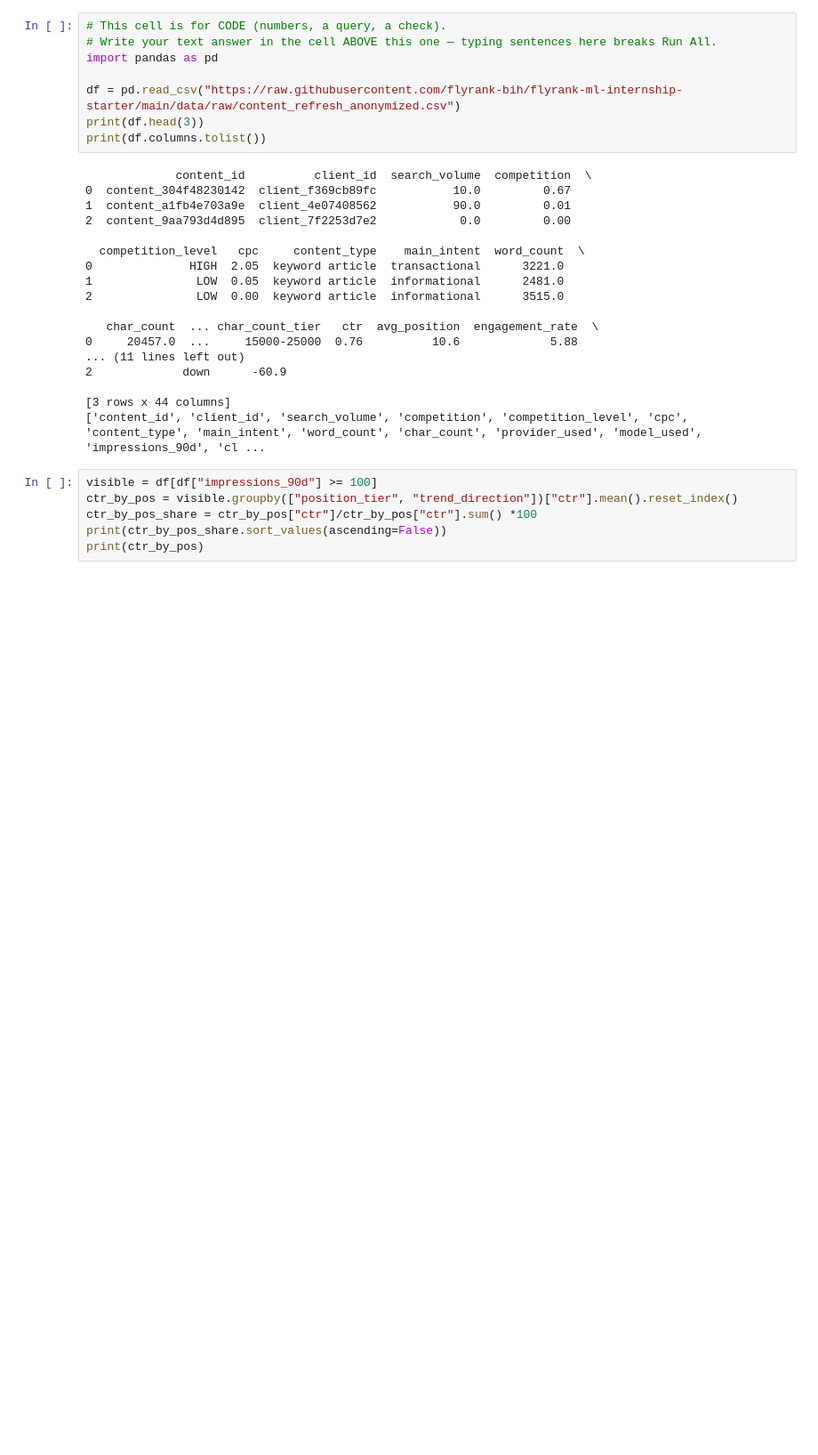
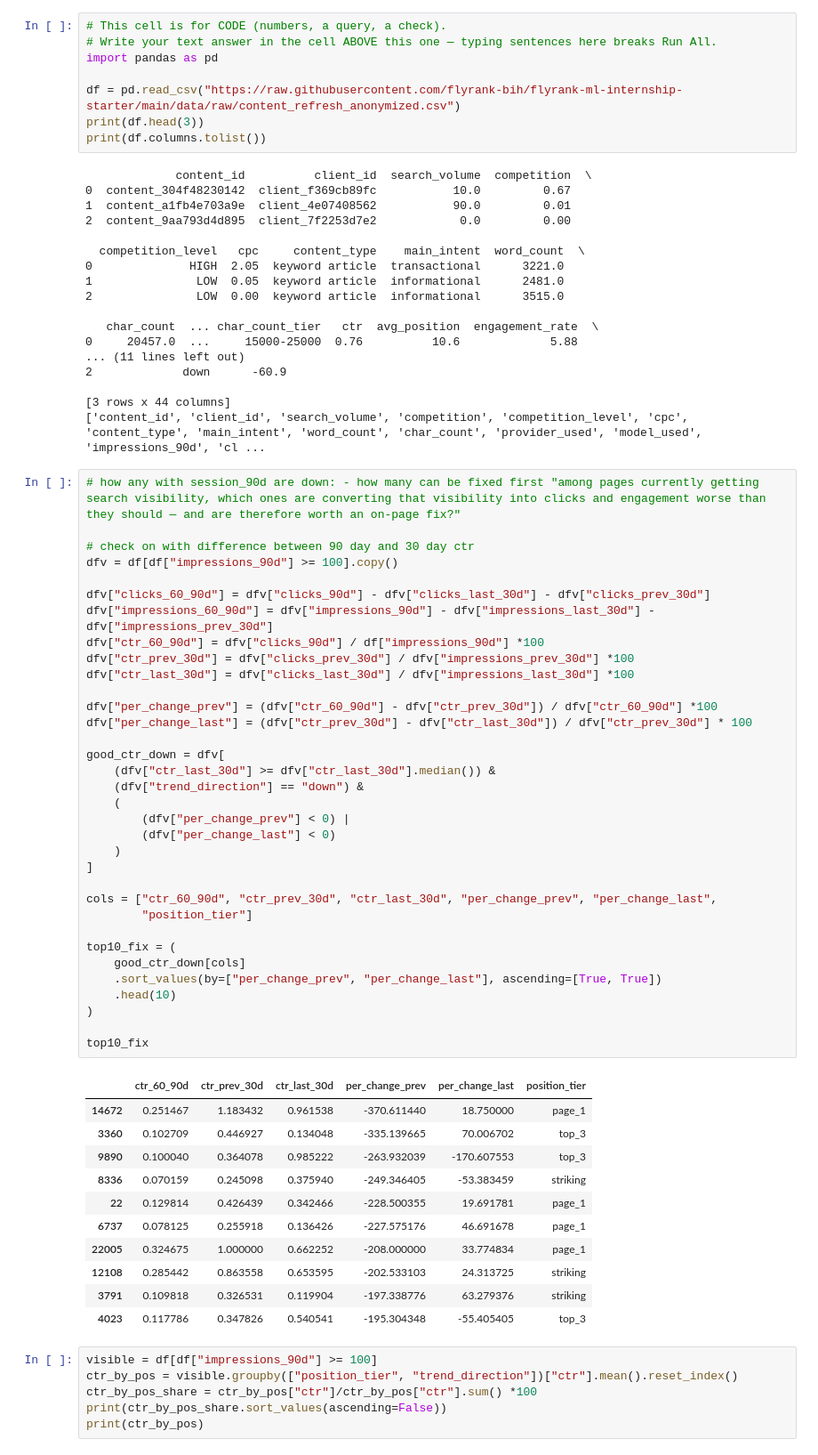
Before and after one commit to sujithauday/flyrank-ml-internship, a Jupyter notebook: work/notebooks/w01_research_question.ipynb, the cells around one changed output. Shown at 89% size. Drawn from its saved outputs; the diff is of its cells as text; blank space fills up the shorter version.

```diff
--- a/work/notebooks/w01_research_question.ipynb
+++ b/work/notebooks/w01_research_question.ipynb
@@ -63,6 +63,52 @@ print(df.columns.tolist())
 
 [3 rows x 44 columns]
 ['content_id', 'client_id', 'search_volume', 'competition', 'competition_level', 'cpc', 'content_type', 'main_intent', 'word_count', 'char_count', 'provider_used', 'model_used', 'impressions_90d', 'cl ...
+# %%
+# how any with session_90d are down: - how many can be fixed first "among pages currently getting search visibility, which ones are converting that visibility into clicks and engagement worse than they should — and are therefore worth an on-page fix?"
+
+# check on with difference between 90 day and 30 day ctr
+dfv = df[df["impressions_90d"] >= 100].copy()
+
+dfv["clicks_60_90d"] = dfv["clicks_90d"] - dfv["clicks_last_30d"] - dfv["clicks_prev_30d"]
+dfv["impressions_60_90d"] = dfv["impressions_90d"] - dfv["impressions_last_30d"] - dfv["impressions_prev_30d"]
+dfv["ctr_60_90d"] = dfv["clicks_90d"] / df["impressions_90d"] *100
+dfv["ctr_prev_30d"] = dfv["clicks_prev_30d"] / dfv["impressions_prev_30d"] *100
+dfv["ctr_last_30d"] = dfv["clicks_last_30d"] / dfv["impressions_last_30d"] *100
+
+dfv["per_change_prev"] = (dfv["ctr_60_90d"] - dfv["ctr_prev_30d"]) / dfv["ctr_60_90d"] *100
+dfv["per_change_last"] = (dfv["ctr_prev_30d"] - dfv["ctr_last_30d"]) / dfv["ctr_prev_30d"] * 100
+
+good_ctr_down = dfv[
+    (dfv["ctr_last_30d"] >= dfv["ctr_last_30d"].median()) &
+    (dfv["trend_direction"] == "down") &
+    (
+        (dfv["per_change_prev"] < 0) |
+        (dfv["per_change_last"] < 0)
+    )
+]
+
+cols = ["ctr_60_90d", "ctr_prev_30d", "ctr_last_30d", "per_change_prev", "per_change_last",
+        "position_tier"]
+
+top10_fix = (
+    good_ctr_down[cols]
+    .sort_values(by=["per_change_prev", "per_change_last"], ascending=[True, True])
+    .head(10)
+)
+
+top10_fix
+# %% [output]
+|  | ctr_60_90d | ctr_prev_30d | ctr_last_30d | per_change_prev | per_change_last | position_tier |
+| 14672 | 0.251467 | 1.183432 | 0.961538 | -370.611440 | 18.750000 | page_1 |
+| 3360 | 0.102709 | 0.446927 | 0.134048 | -335.139665 | 70.006702 | top_3 |
+| 9890 | 0.100040 | 0.364078 | 0.985222 | -263.932039 | -170.607553 | top_3 |
+| 8336 | 0.070159 | 0.245098 | 0.375940 | -249.346405 | -53.383459 | striking |
+| 22 | 0.129814 | 0.426439 | 0.342466 | -228.500355 | 19.691781 | page_1 |
+| 6737 | 0.078125 | 0.255918 | 0.136426 | -227.575176 | 46.691678 | page_1 |
+| 22005 | 0.324675 | 1.000000 | 0.662252 | -208.000000 | 33.774834 | page_1 |
+| 12108 | 0.285442 | 0.863558 | 0.653595 | -202.533103 | 24.313725 | striking |
+| 3791 | 0.109818 | 0.326531 | 0.119904 | -197.338776 | 63.279376 | striking |
+| 4023 | 0.117786 | 0.347826 | 0.540541 | -195.304348 | -55.405405 | top_3 |
 # %%
 visible = df[df["impressions_90d"] >= 100]
 ctr_by_pos = visible.groupby(["position_tier", "trend_direction"])["ctr"].mean().reset_index()
```
Also changed, not shown: parts of 1 cell of this notebook.
